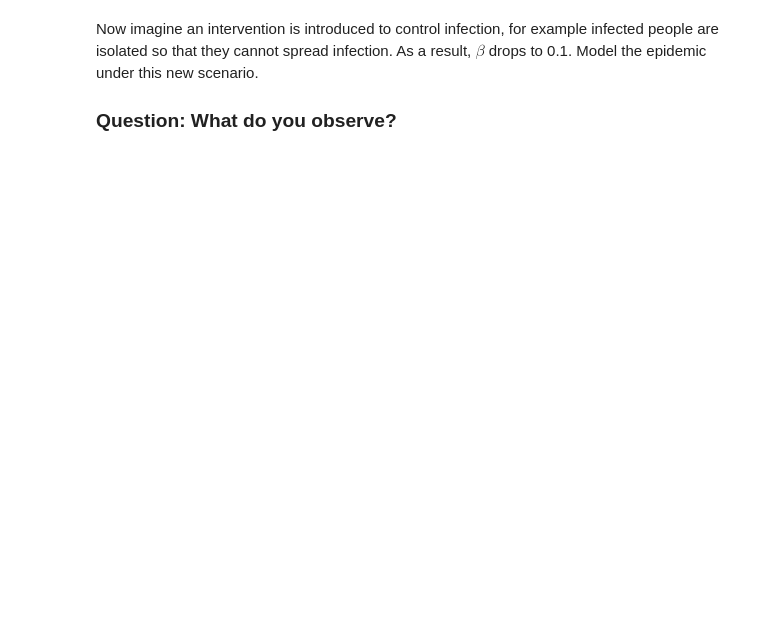
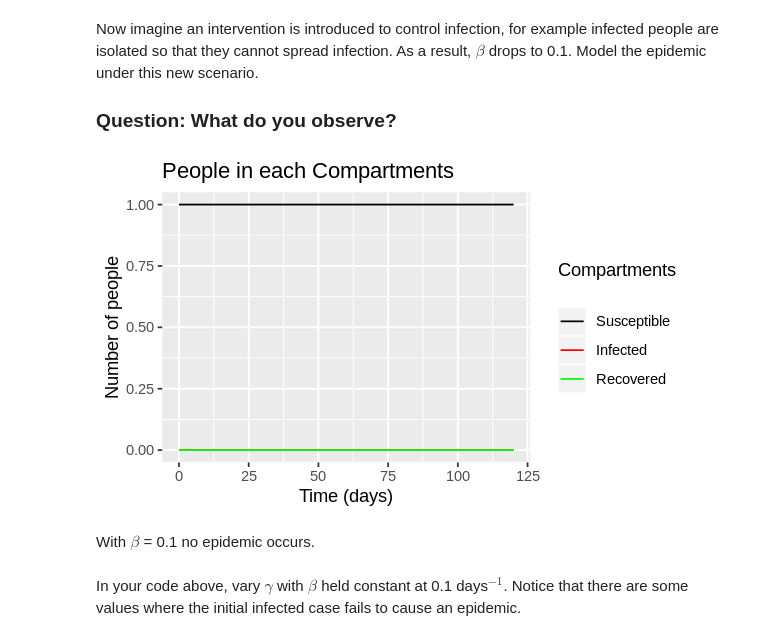
Before and after one commit to Arashlf/Developing-the-SIR-Model-ICL, a Jupyter notebook: Week 3/Mod_3_notebook_1_SIR_Dynamics_with_Varying_Parameters.ipynb, the cells around one changed output. Saved outputs shown, nothing was run; the diff lists cells and outputs as text; code cells hidden in the pictures; blank space fills up the shorter version.

```diff
--- a/Week 3/Mod_3_notebook_1_SIR_Dynamics_with_Varying_Parameters.ipynb
+++ b/Week 3/Mod_3_notebook_1_SIR_Dynamics_with_Varying_Parameters.ipynb
@@ -20,0 +74,24 @@ Now imagine an intervention is introduced to control infection, for example infe
+# %%
+parameters <- c(beta = 0.1, gamma = 0.25)
+
+output <- as.data.frame(ode(y = initial_state_values,
+                            times = times,
+                            func = sir_model,
+                            parms = parameters))
+# %%
+# Plot:
+
+output_long <- melt(as.data.frame(output), id = "time")
+
+options(repr.plot.width = 5, repr.plot.height = 3)
+ggplot(data = output_long,          # specify object containing data to plot
+       aes(x = time, y = value / 1e6, group = variable, colour = variable)) +   # assign columns to axes and groups
+  geom_line() +                     # represent data as lines
+  labs(title = "People in each Compartments", x = "Time (days)", y = "Number of people", color = "Compartments\n") +
+  scale_color_manual(labels = c("Susceptible", "Infected", "Recovered"), values = c("black", "red", "green"))
+# %% [output]
+[figure, added]
+# %% [markdown]
+With $\beta$ = 0.1 no epidemic occurs.
+# %% [markdown]
+In your code above, vary $\gamma$ with $\beta$ held constant at 0.1 days$^{-1}$. Notice that there are some values where the initial infected case fails to cause an epidemic.
```
Also changed, not shown: parts of 10 cells of this notebook.
